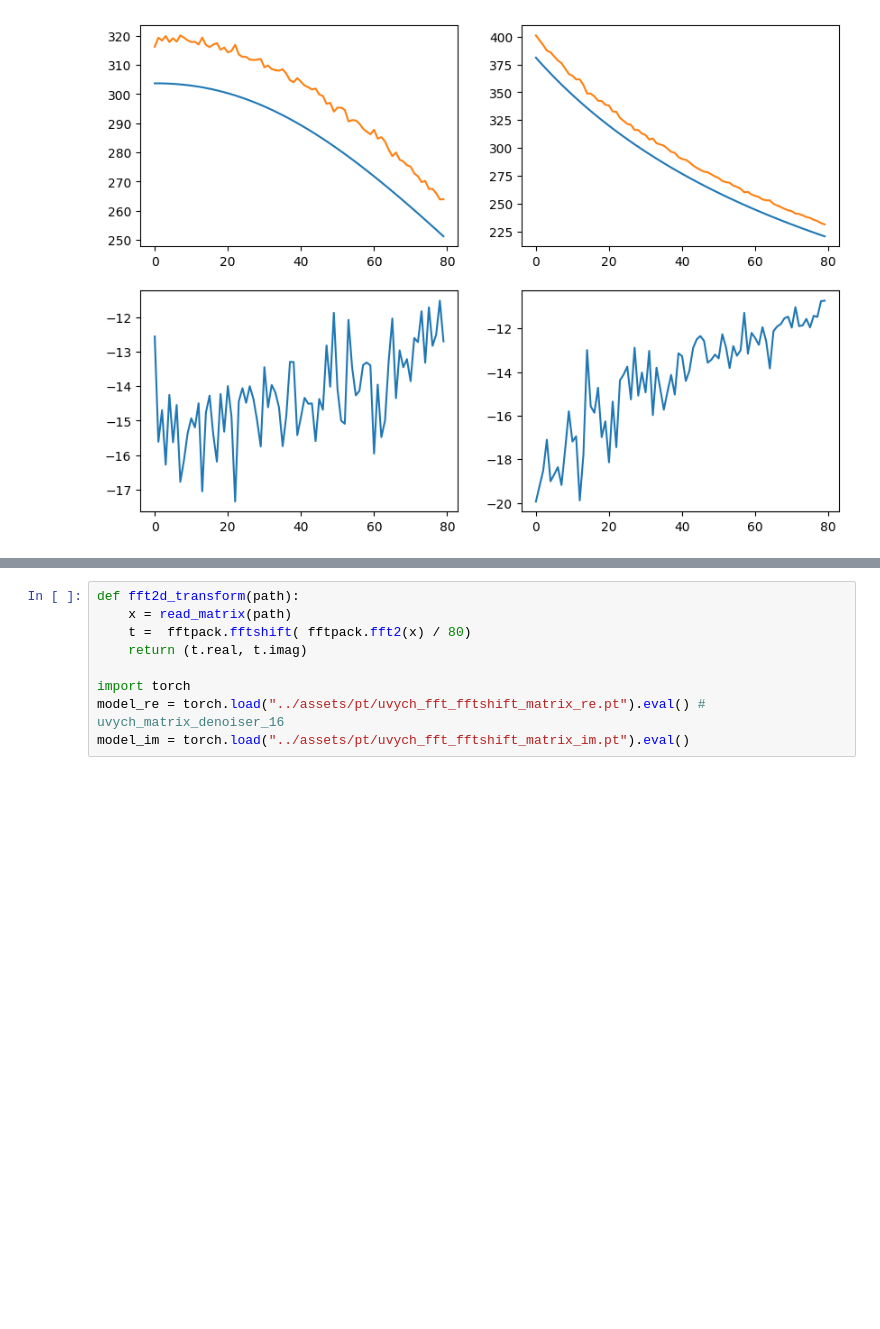
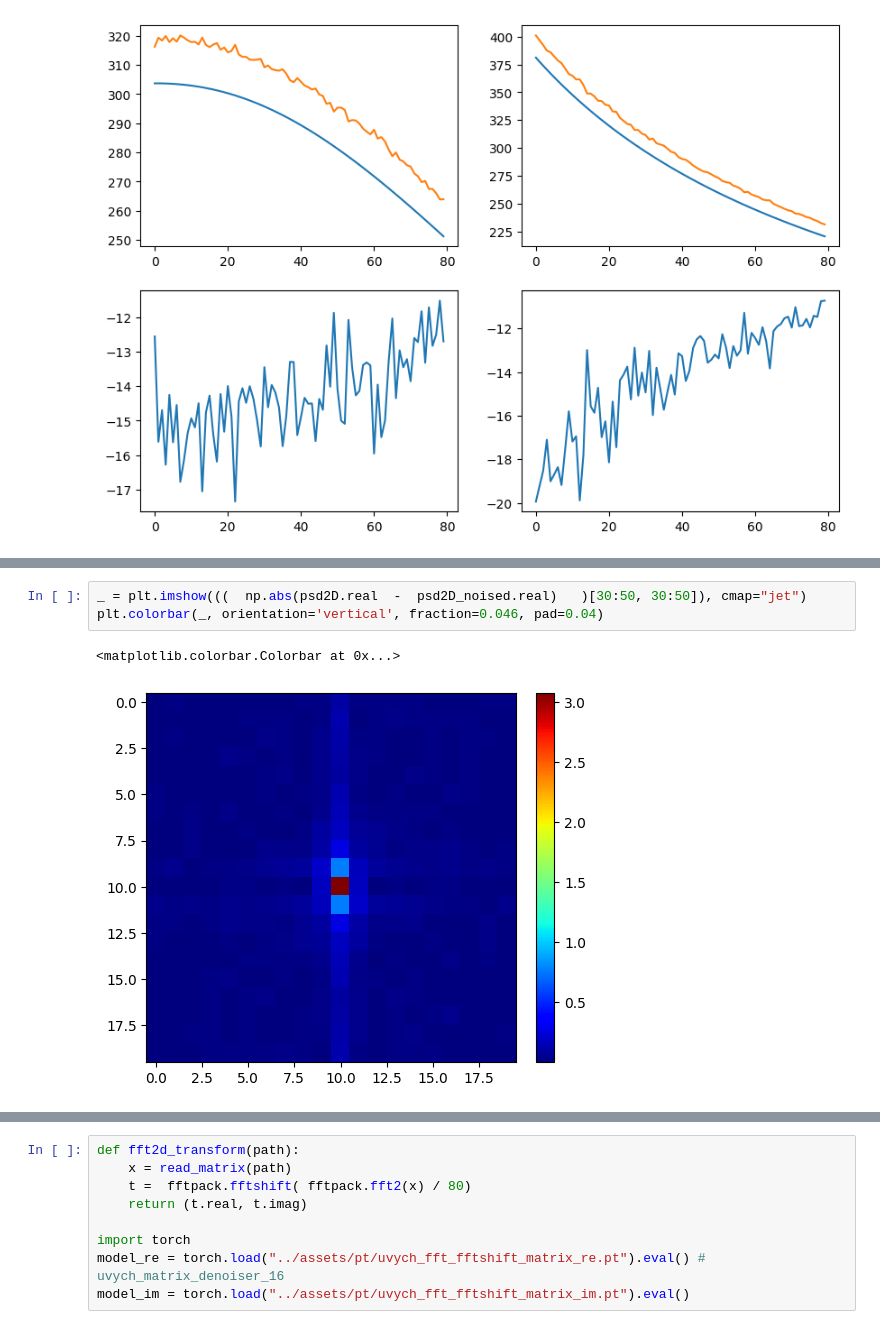
Before and after one commit to medaldev/DenoisingCNN, a Jupyter notebook: researches/fft2d_experiments.ipynb, the cells around one changed output, grey strips where cells are left out. Saved outputs shown, nothing was run; the diff lists cells and outputs as text; blank space fills up the shorter version.

```diff
--- a/researches/fft2d_experiments.ipynb
+++ b/researches/fft2d_experiments.ipynb
@@ -148,0 +290,6 @@ plt.colorbar(i3, orientation='vertical', fraction=0.046, pad=0.04)
+# %%
+_ = plt.imshow(((  np.abs(psd2D.real  -  psd2D_noised.real)   )[30:50, 30:50]), cmap="jet")
+plt.colorbar(_, orientation='vertical', fraction=0.046, pad=0.04)
+# %% [output]
+<matplotlib.colorbar.Colorbar at 0x...>
+[figure, added]
```
Also changed, not shown: parts of 21 cells of this notebook, 8 other files.
